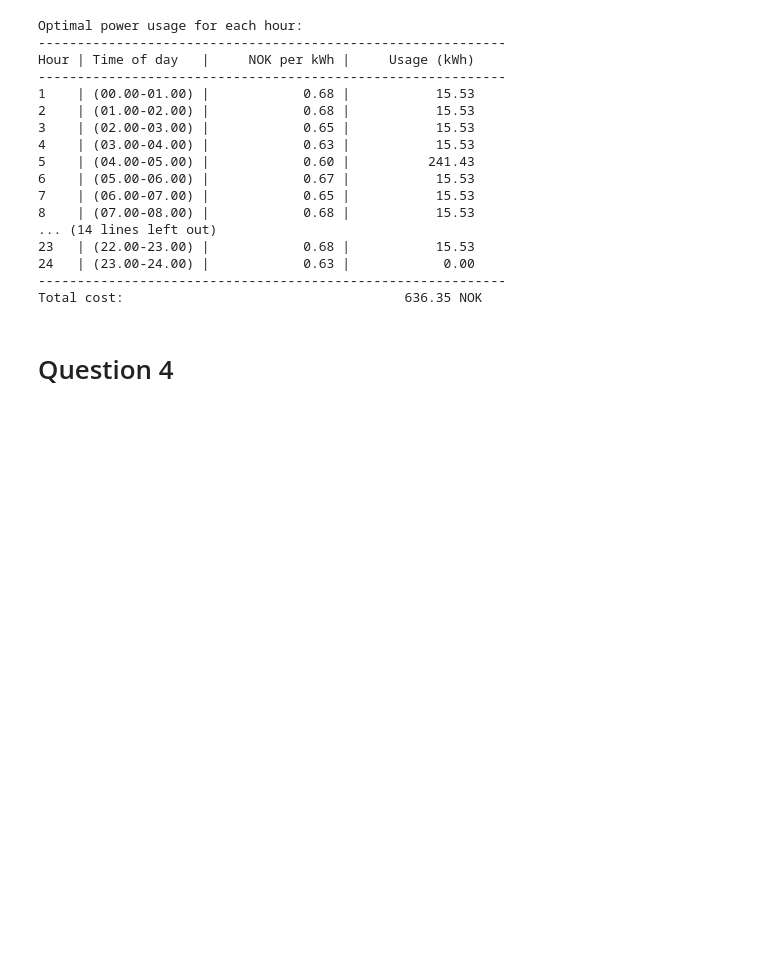
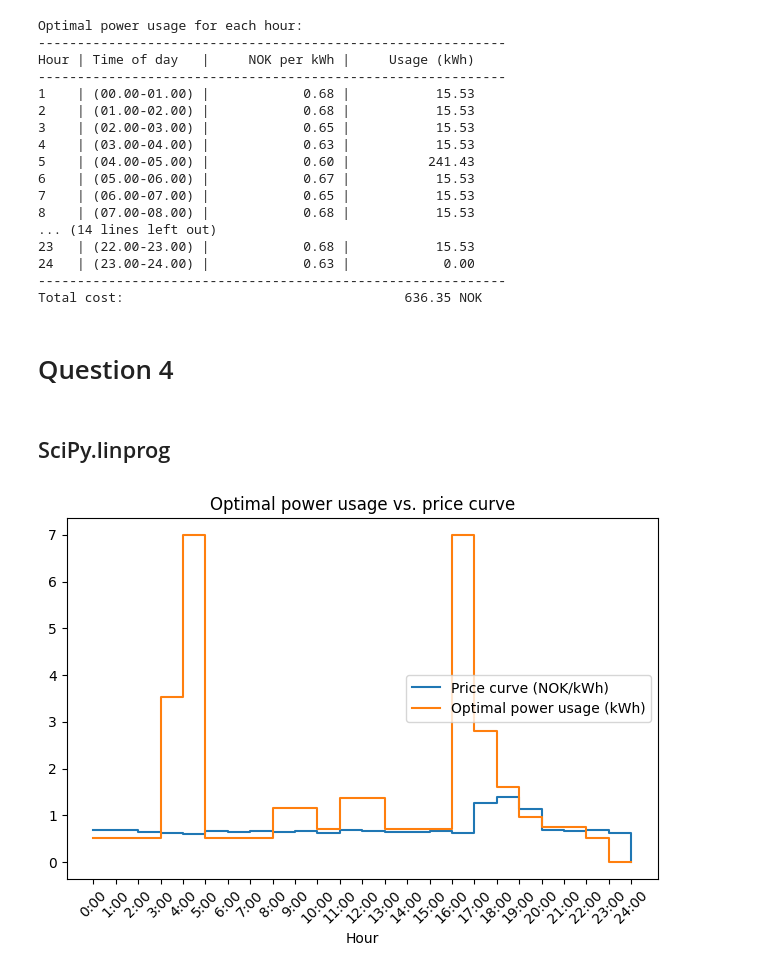
Before and after one commit to aishanbianshan/IN5410_a1, a Jupyter notebook: assignment1.ipynb, the cells around one changed output. Drawn from its saved outputs; the diff is of its cells as text; code cells hidden in the pictures; blank space fills up the shorter version.

Commit message:
added q4 linprog solution

```diff
--- a/assignment1.ipynb
+++ b/assignment1.ipynb
@@ -575,0 +616,79 @@ Total cost:                                    636.35 NOK
+# %% [markdown]
+## SciPy.linprog
+# %%
+# Objective function coefficients, because we have 4 shiftable appliances, [C_i,C_i,C_i,C_i]
+# the coefficient vector is a 96*1 vector for all variables in x,
+# x is a 96*1 decision vector for all A_i, B_i,C_i,D_i
+costs = generate_price_curve_RTP(peak_hours)
+c = np.tile(costs, 4)
+
+# -------------------------------- Coefficient matrix of the equality constraints -----------------------------------------
+# Initialize an empty list to store the A_eq
+A_eq = []
+
+# Create the A_eq using list comprehension
+for i in range(4):
+    row = [1 if i * 24 <= j < i * 24 + 24 else 0 for j in range(96)]
+    A_eq.append(row)
+
+# Right-hand side of the equality constraints
+b_eq = [1.44, 1.94, 2.5, 9.9]  # Right-hand side of equality constraints
+
+# --------------------------------- Coefficient matrix of the inequality constraints ----------------------------------------
+# Create the A_ub using rows in the identity matrix for patterns
+A_ub = []
+identity_matrix = np.eye(24)
+for i in range(24):
+    row = np.tile(identity_matrix[i], 4)
+    A_ub.append(row.tolist())
+
+# Right-hand side of the inequality constraints
+hour_power_cap_vector = np.full(24, 7)  # in kwh
+
+# hourly power usage for all non-shiftable appliances
+k = np.zeros(24)
+for appliance in non_shiftable_appliances:
+    for hour in appliance["hours"]:
+        k[hour] += appliance["power"] / len(appliance["hours"])
+
+# Right-hand side of inequality constraints: 4, 1
+b_ub = hour_power_cap_vector - k
+
+# Bounds for each decision variable
+# Non-negative bounds for A_0..A_23, B_0...B_23, C_0..C_23, D_0...D_23 all 96 variables
+bounds = [
+    (0, None) for _ in range(96)
+]
+
+
+# # Solve the linear programming problem
+# result = linprog(c, A_eq=A_eq, b_eq=b_eq, bounds=bounds, method='highs')  #results for Q2
+result = linprog(
+    c, A_eq=A_eq, b_eq=b_eq, A_ub=A_ub, b_ub=b_ub, bounds=bounds, method="highs"
+)
+decision_variable_dimension = len(result.x)
+# print("the decision vector has the dimention of =", decision_variable_dimension)
+# Check if the optimization was successful
+if result.success:
+    optimal_solution = result.x
+    optimal_value = result.fun
+    # print("Optimal Solution:", optimal_solution)
+    # print("Optimal Value of Objective Function:", optimal_value)
+
+    # Extract the optimal power usage and reshape it to get the usage for each appliance at each hour
+    optimal_usage = result.x.reshape(-1, 24)
+    # sum the power usage for each hour
+    optimal_usage = np.sum(optimal_usage, axis=0)
+
+    # add non-shiftable appliances to the optimal_usage
+    for appliance in non_shiftable_appliances:
+        for hour in appliance["hours"]:
+            optimal_usage[hour] += appliance["power"] / len(appliance["hours"])
+
+
+    plot_price_curve_vs_usage(costs, optimal_usage)
+    print_optimal_usage(costs, optimal_usage)
+else:
+    print("Optimization failed. Message:", result.message)
+# %% [output]
+[figure, added]
```
Also changed, not shown: parts of 6 cells of this notebook.
